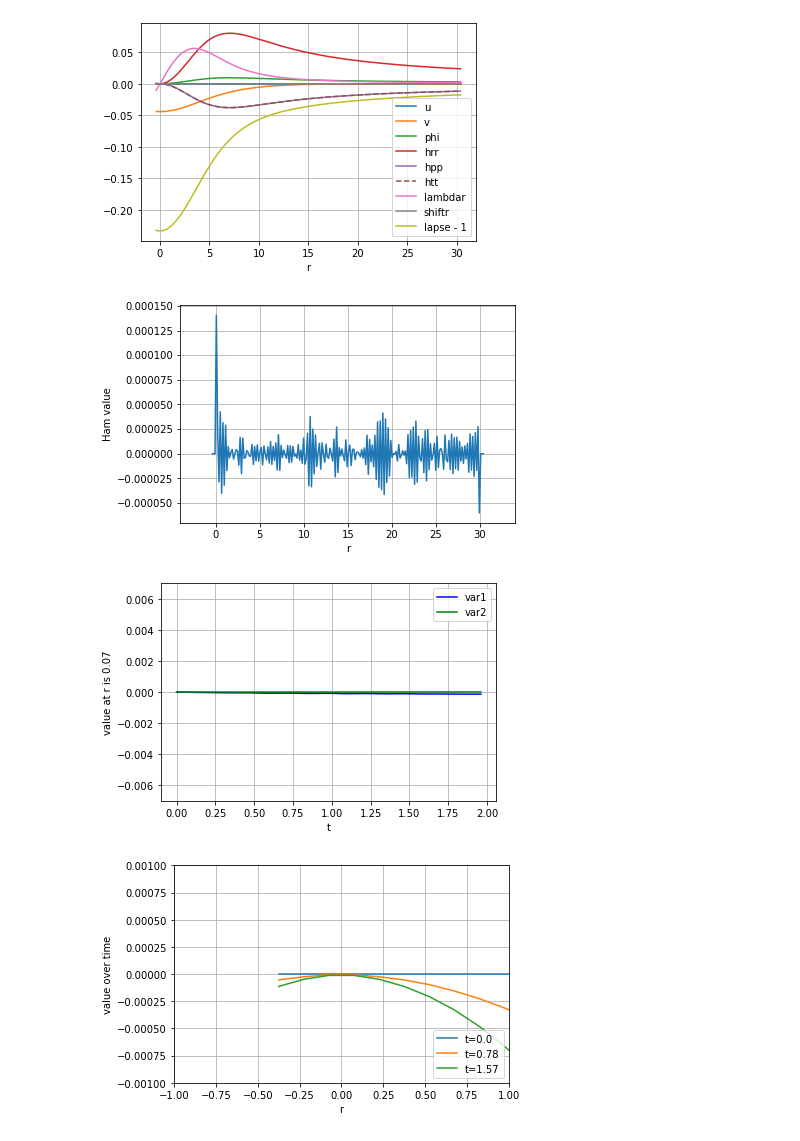
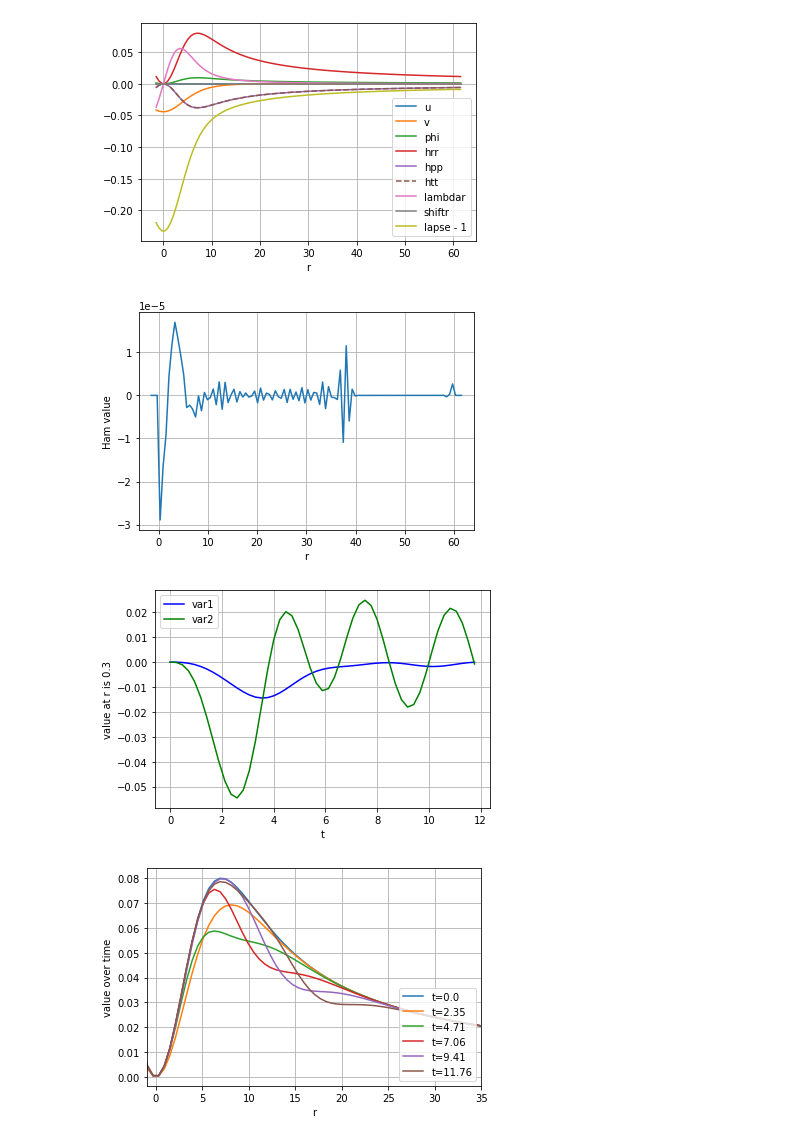
Before and after one commit to GRTLCollaboration/engrenage, a Jupyter notebook: OscillatonEvolution.ipynb, the cells around one changed output. Saved outputs shown, nothing was run; the diff lists cells and outputs as text; code cells hidden in the pictures.

```diff
--- a/OscillatonEvolution.ipynb
+++ b/OscillatonEvolution.ipynb
@@ -24,8 +24,8 @@ from source.oscillatoninitialconditions import *              # go here to chang
 from source.diagnostics import *               # go here to change the diagnostics
 # %%
 # Input parameters for grid and evolution here
-N_r = 200 # num points on physical grid
-R = 30.0 # Maximum outer radius
+N_r = 100 # num points on physical grid
+R = 60.0 # Maximum outer radius
 
 r, initial_vars_values = get_initial_vars_values(R, N_r)
 
@@ -48,7 +48,7 @@ plt.grid()
 #plt.xlim(-1,1)
 #plt.ylim(-0.002,0.002)
 # %% [output]
-[figure, old version]
+[figure, new version]
 # %%
 # check the Hamiltonian constraint initially satisfied
 # apart from numerical errors
@@ -63,10 +63,10 @@ plt.xlim(-4.0,R+4.0)
 plt.ylabel('Ham value')
 plt.grid()
 # %% [output]
-[figure, old version]
+[figure, new version]
 # %%
 # for control of time integrator and spatial grid
-T = 2.0 # Maximum evolution time
+T = 12.0 # Maximum evolution time
 N_t = 51 # time resolution (only for outputs, not for integration)
 
 # Work out dt and time spacing of outputs
@@ -86,8 +86,8 @@ solution = dense_solution.sol(t).T
 # %%
 # Plot a single point versus time
 N = N_r + num_ghosts * 2
-var1 = idx_arr
-var2 = idx_att
+var1 = idx_shiftr
+var2 = idx_K
 
 idx = num_ghosts
 r_i = np.round(r[idx],2)
@@ -99,28 +99,28 @@ plt.legend(loc='best')
 plt.xlabel('t')
 plt.ylabel('value at r is '+str(r_i))
 plt.legend(loc='best')
-plt.ylim(-0.007, 0.007)
+#plt.ylim(-0.007, 0.007)
 plt.grid()
 # %% [output]
-[figure, old version]
+[figure, new version]
 # %%
 # plot the profile for some variable at a selection of times
-var = idx_arr
+var = idx_hrr
 
 for i, t_i in enumerate(t) :
-    if (i < N_t) and (i % 20 == 0) :
+    if (i < N_t) and (i % 10 == 0) :
         labelt = "t="+str(round(t_i,2))
         f_t = solution[i, var * N: (var + 1) * N]
         plt.plot(r, f_t, label=labelt)
 
 plt.legend(loc=4)
 plt.xlabel('r')
-plt.xlim(-1,1.0)
-plt.ylim(-0.001, 0.001)
+plt.xlim(-1,35.0)
+#plt.ylim(-0.005, 0.005)
 plt.ylabel('value over time')
 plt.grid()
 # %% [output]
-[figure, old version]
+[figure, new version]
 # %%
 # calculate the diagnostics, just the Hamiltonian constraint for now
 r, Ham = get_diagnostics(solution, t, R, N_r)
```
Also changed, not shown: parts of 1 cell of this notebook, 3 other files.
